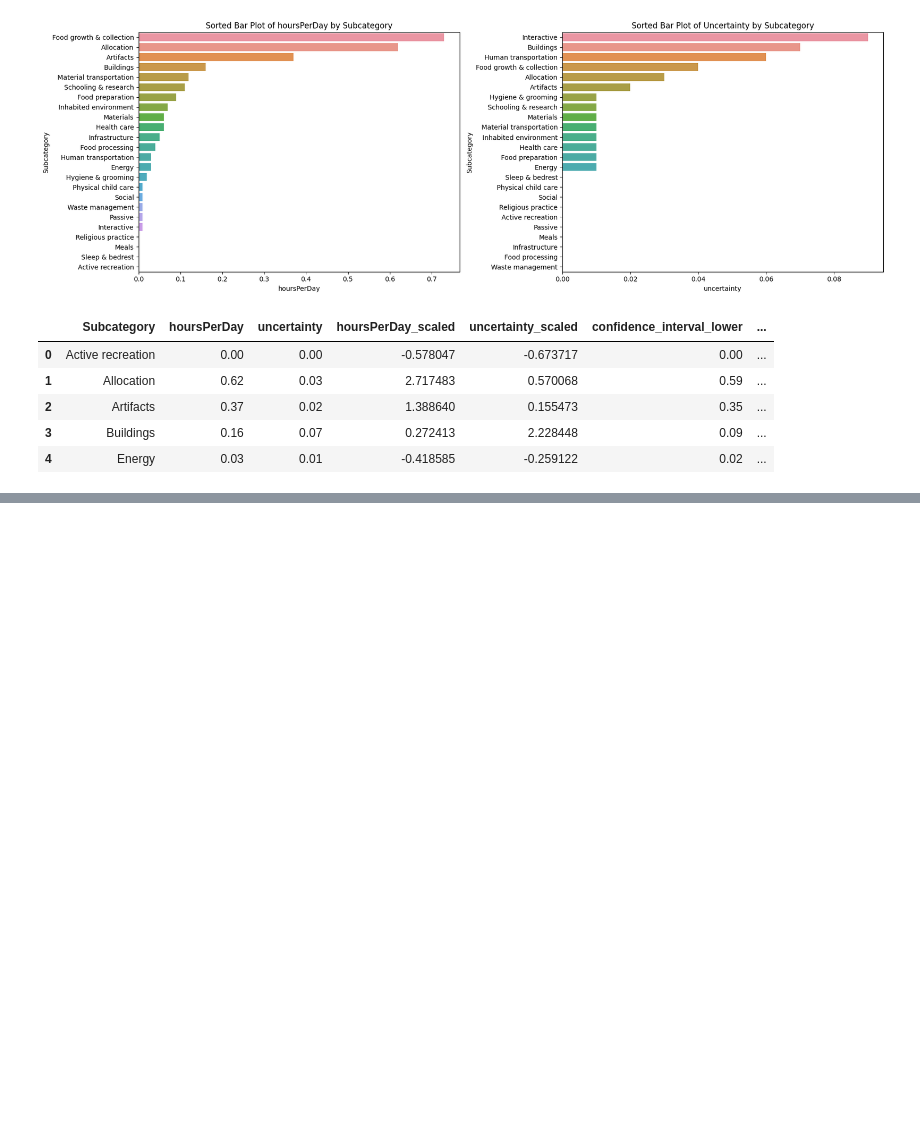
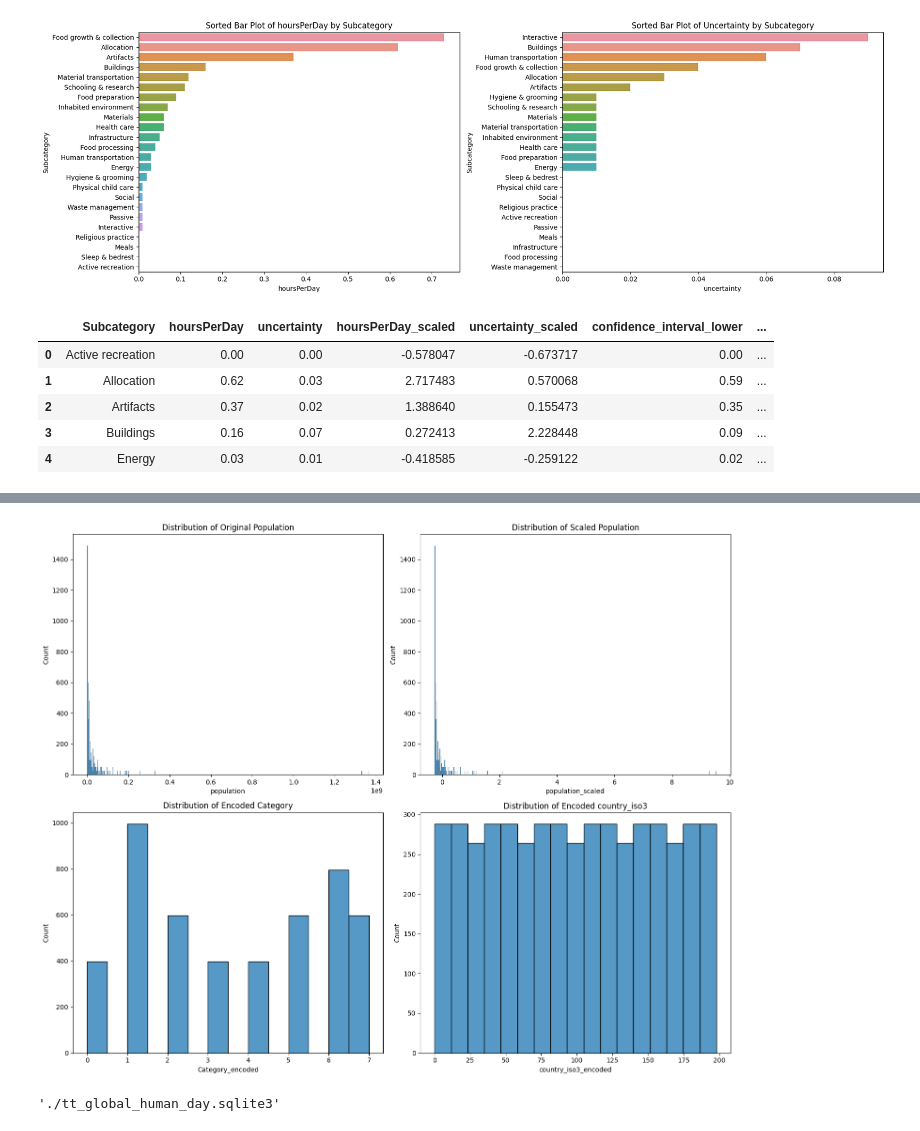
Before and after one commit to davidjayjackson/tt_The_Global_Human_Day, a Jupyter notebook: tt_the_global_human_day.ipynb, the cells around one changed output, grey strips where cells are left out. Saved outputs shown, nothing was run; the diff lists cells and outputs as text; code cells hidden in the pictures; blank space fills up the shorter version.

Commit message:
Finished creating (intial) code for tidytuesday proj

```diff
--- a/tt_the_global_human_day.ipynb
+++ b/tt_the_global_human_day.ipynb
@@ -367,0 +454,45 @@ transformed_data_preview_global_economic_activity
+# %%
+# Create some plots to visualize the effects of the transformations made on 'all_countries' data
+# 1. Histograms of a couple of original and scaled numerical columns
+# 2. Histograms of a couple of encoded categorical columns
+
+# Creating subplots
+fig, axes = plt.subplots(2, 2, figsize=(15, 12))
+
+# Plotting the distribution of original 'population'
+sns.histplot(data_frames['all_countries']['population'], kde=False, ax=axes[0, 0])
+axes[0, 0].set_title('Distribution of Original Population')
+
+# Plotting the distribution of scaled 'population'
+sns.histplot(data_frames['all_countries']['population_scaled'], kde=False, ax=axes[0, 1])
+axes[0, 1].set_title('Distribution of Scaled Population')
+
+# Plotting the distribution of encoded 'Category'
+sns.histplot(data_frames['all_countries']['Category_encoded'], kde=False, ax=axes[1, 0])
+axes[1, 0].set_title('Distribution of Encoded Category')
+
+# Plotting the distribution of encoded 'country_iso3'
+sns.histplot(data_frames['all_countries']['country_iso3_encoded'], kde=False, ax=axes[1, 1])
+axes[1, 1].set_title('Distribution of Encoded country_iso3')
+
+plt.tight_layout()
+plt.show()
+# %% [output]
+[figure, added]
+# %%
+import sqlite3
+
+# Create SQLite database and connection
+db_path = './tt_global_human_day.sqlite3'
+conn = sqlite3.connect(db_path)
+
+# Load the transformed data sheets into the SQLite database
+for sheet, df in data_frames.items():
+    df.to_sql(f"{sheet}_transformed", conn, if_exists='replace', index=False)
+
+# Close the connection
+conn.close()
+
+db_path
+# %% [output]
+'./tt_global_human_day.sqlite3'
```
Also changed, not shown: parts of 3 cells of this notebook, 2 other files.
